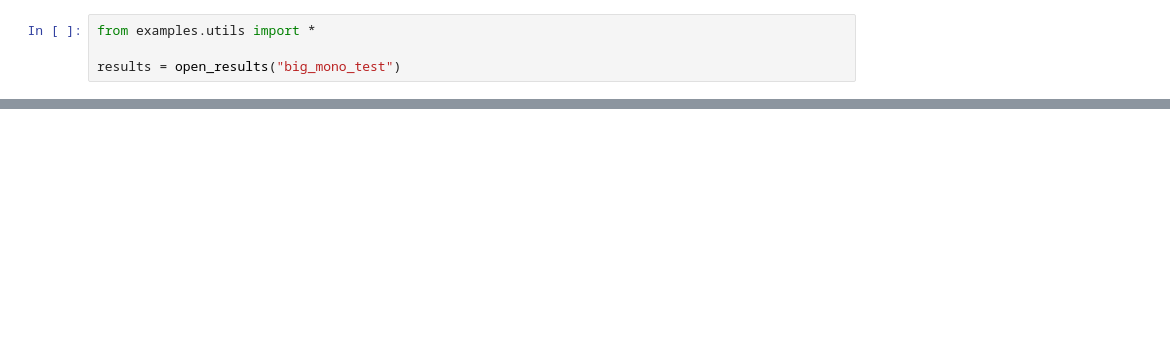
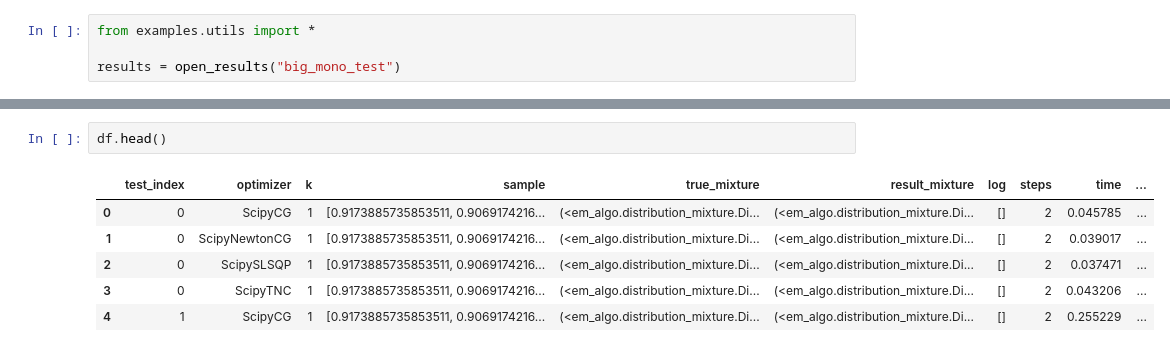
Before and after one commit to iraedeus/pysatl-mpest, a Jupyter notebook: examples/results_accumulation.ipynb, the cells around one changed output, grey strips where cells are left out. Cells and saved outputs as stored; diff of their text form; blank space fills up the shorter version.

```diff
--- a/examples/results_accumulation.ipynb
+++ b/examples/results_accumulation.ipynb
@@ -111,0 +50,9 @@ for model in results_data.keys():
+# %%
+df.head()
+# %% [output]
+|  | test_index | optimizer | k | sample | true_mixture | result_mixture | log | steps | time | ... |
+| 0 | 0 | ScipyCG | 1 | [0.9173885735853511, 0.9069174216... | (<em_algo.distribution_mixture.Di... | (<em_algo.distribution_mixture.Di... | [] | 2 | 0.045785 | ... |
+| 1 | 0 | ScipyNewtonCG | 1 | [0.9173885735853511, 0.9069174216... | (<em_algo.distribution_mixture.Di... | (<em_algo.distribution_mixture.Di... | [] | 2 | 0.039017 | ... |
+| 2 | 0 | ScipySLSQP | 1 | [0.9173885735853511, 0.9069174216... | (<em_algo.distribution_mixture.Di... | (<em_algo.distribution_mixture.Di... | [] | 2 | 0.037471 | ... |
+| 3 | 0 | ScipyTNC | 1 | [0.9173885735853511, 0.9069174216... | (<em_algo.distribution_mixture.Di... | (<em_algo.distribution_mixture.Di... | [] | 2 | 0.043206 | ... |
+| 4 | 1 | ScipyCG | 1 | [0.9173885735853511, 0.9069174216... | (<em_algo.distribution_mixture.Di... | (<em_algo.distribution_mixture.Di... | [] | 2 | 0.255229 | ... |
```
Also changed, not shown: parts of 21 cells of this notebook, 9 other files.
